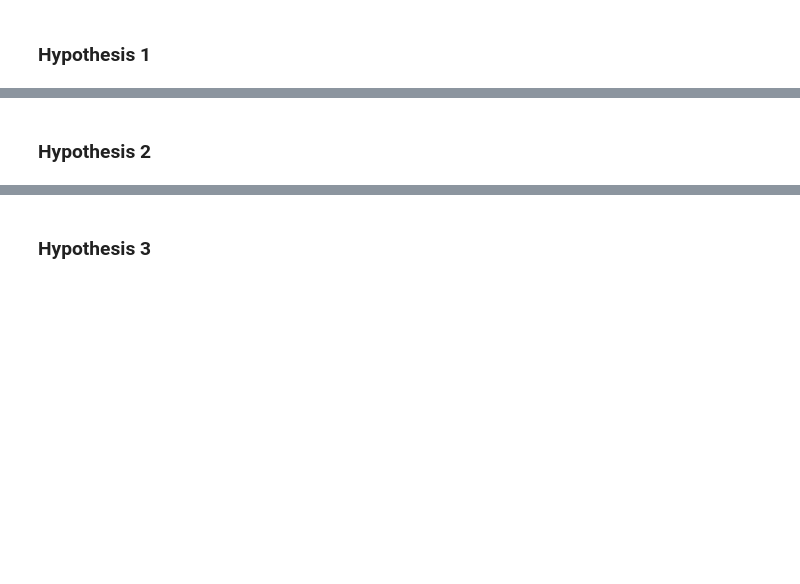
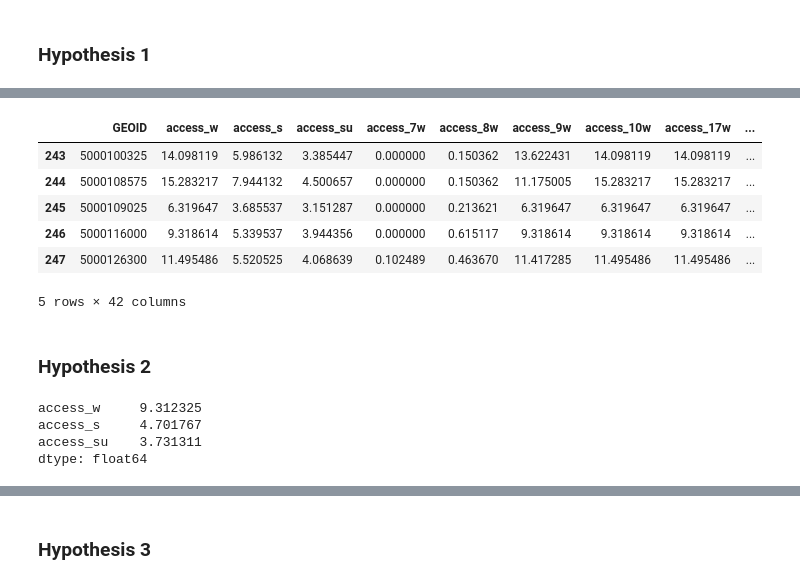
Before and after one commit to samroubin/VTPharmacy, a Jupyter notebook: procedure/code/02_Pharmacy_Accessibility_Analysis.ipynb, the cells around one changed output, grey strips where cells are left out. Saved outputs shown, nothing was run; the diff lists cells and outputs as text; code cells hidden in the pictures; blank space fills up the shorter version.

```diff
--- a/procedure/code/02_Pharmacy_Accessibility_Analysis.ipynb
+++ b/procedure/code/02_Pharmacy_Accessibility_Analysis.ipynb
@@ -853,0 +856,10 @@ plt.show()
+# %%
+mapping_df.head()
+# %% [output]
+|  | GEOID | access_w | access_s | access_su | access_7w | access_8w | access_9w | access_10w | access_17w | ... |
+| 243 | 5000100325 | 14.098119 | 5.986132 | 3.385447 | 0.000000 | 0.150362 | 13.622431 | 14.098119 | 14.098119 | ... |
+| 244 | 5000108575 | 15.283217 | 7.944132 | 4.500657 | 0.000000 | 0.150362 | 11.175005 | 15.283217 | 15.283217 | ... |
+| 245 | 5000109025 | 6.319647 | 3.685537 | 3.151287 | 0.000000 | 0.213621 | 6.319647 | 6.319647 | 6.319647 | ... |
+| 246 | 5000116000 | 9.318614 | 5.339537 | 3.944356 | 0.000000 | 0.615117 | 9.318614 | 9.318614 | 9.318614 | ... |
+| 247 | 5000126300 | 11.495486 | 5.520525 | 4.068639 | 0.102489 | 0.463670 | 11.417285 | 11.495486 | 11.495486 | ... |
+5 rows × 42 columns
@@ -854,5 +892,12 @@ plt.show()
 # %% [markdown]
 ### Hypothesis 2
+# %%
+mapping_df[['access_w', 'access_s', 'access_su']].mean()
+# %% [output]
+access_w     9.312325
+access_s     4.701767
+access_su    3.731311
+dtype: float64
 # %%
 bargraph_df = mapping_df.copy()
 bargraph_df['necta'].fillna('Rural', inplace=True)
```
Also changed, not shown: parts of 13 cells of this notebook.
